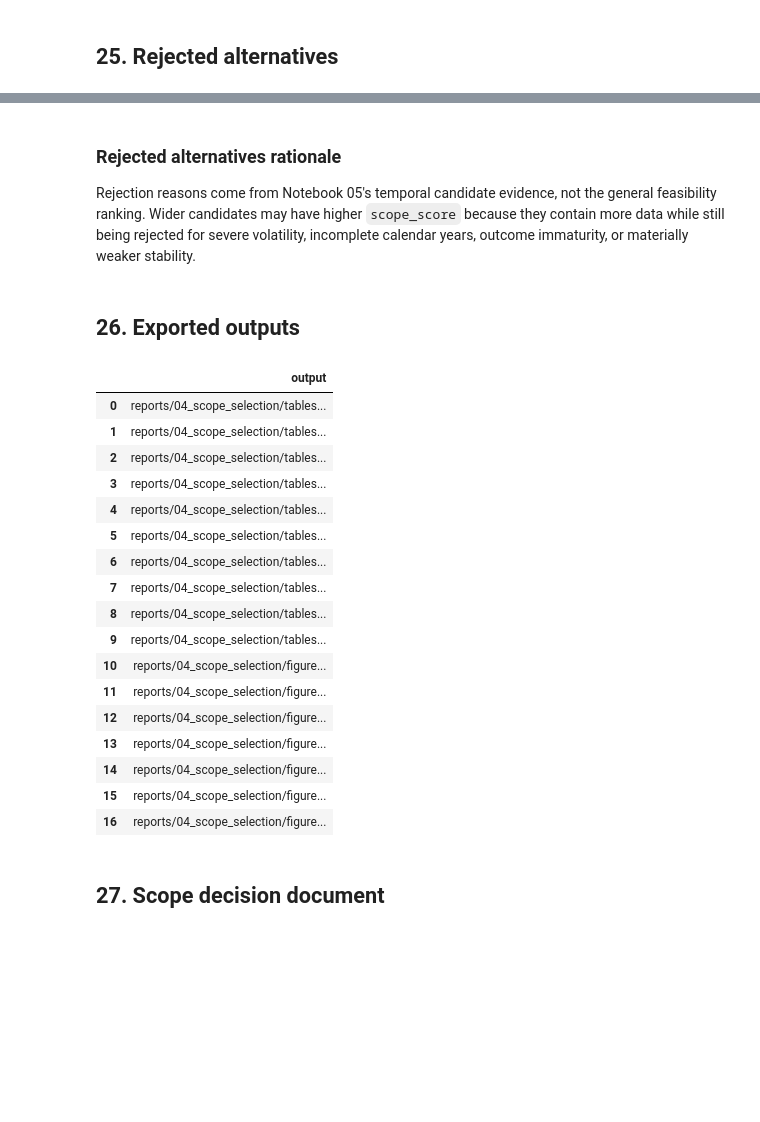
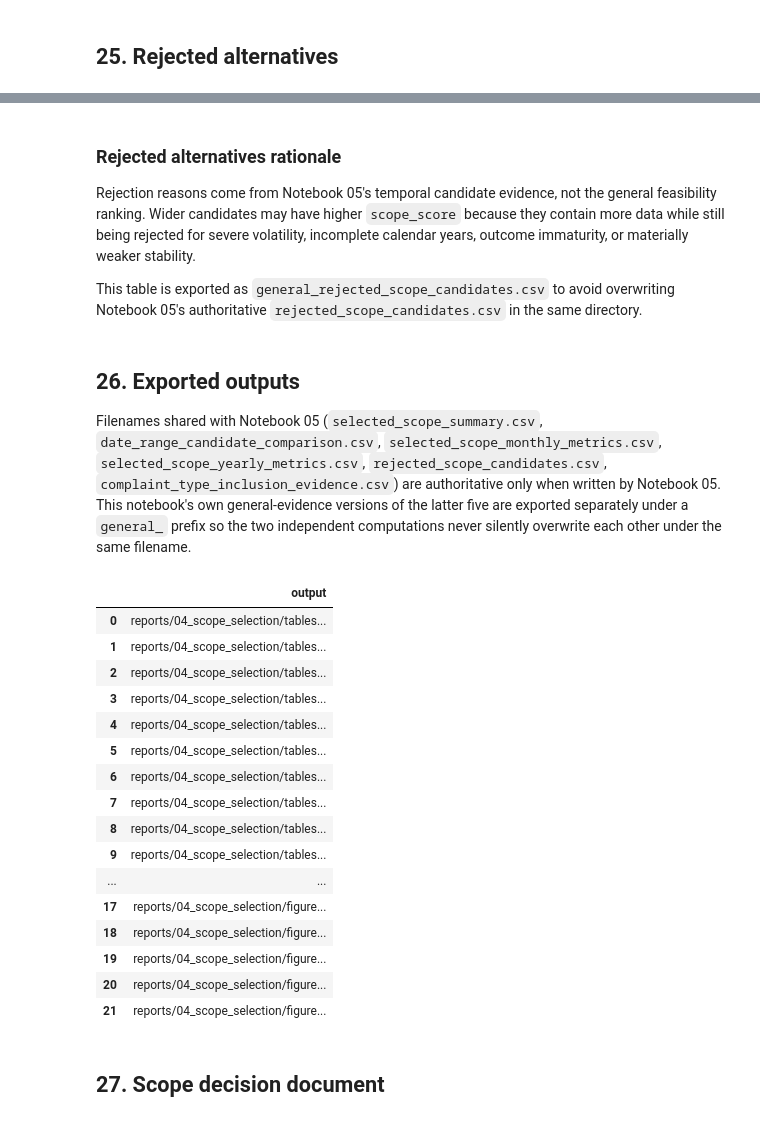
Before and after one commit to mmubashir95/urban-operations-intelligence-platform, a Jupyter notebook: notebooks/04_scope_selection.ipynb, the cells around one changed output, grey strips where cells are left out. Saved outputs shown, nothing was run; the diff lists cells and outputs as text; code cells hidden in the pictures; blank space fills up the shorter version.

```diff
--- a/notebooks/04_scope_selection.ipynb
+++ b/notebooks/04_scope_selection.ipynb
@@ -1238,8 +1271,20 @@ Rejection reasons come from Notebook 05's temporal candidate evidence, not the
 general feasibility ranking. Wider candidates may have higher `scope_score`
 because they contain more data while still being rejected for severe volatility,
 incomplete calendar years, outcome immaturity, or materially weaker stability.
+
+This table is exported as `general_rejected_scope_candidates.csv` to avoid
+overwriting Notebook 05's authoritative `rejected_scope_candidates.csv` in
+the same directory.
 # %% [markdown]
 ## 26. Exported outputs
+
+Filenames shared with Notebook 05 (`selected_scope_summary.csv`,
+`date_range_candidate_comparison.csv`, `selected_scope_monthly_metrics.csv`,
+`selected_scope_yearly_metrics.csv`, `rejected_scope_candidates.csv`,
+`complaint_type_inclusion_evidence.csv`) are authoritative only when written
+by Notebook 05. This notebook's own general-evidence versions of the latter
+five are exported separately under a `general_` prefix so the two independent
+computations never silently overwrite each other under the same filename.
 # %%
 selected_scope_summary = temporal_selected_scope.copy()
 selected_scope_summary.to_csv(
@@ -1293,40 +1338,44 @@ fig.autofmt_xdate(); fig.tight_layout(); fig.savefig(FIGURE_DIR / "monthly_cover
 
 required_tables = [
     "agency_scope_comparison.csv", "complaint_type_scope_comparison.csv",
     "date_range_candidate_comparison.csv", "scope_candidate_scorecard.csv",
     "selected_scope_summary.csv", "complaint_type_inclusion_evidence.csv",
     "rejected_scope_candidates.csv", "sensitivity_analysis.csv",
     "selected_scope_monthly_metrics.csv", "selected_scope_yearly_metrics.csv",
+    "general_complaint_type_inclusion_evidence.csv",
+    "general_date_range_candidate_comparison.csv",
+    "general_rejected_scope_candidates.csv",
+    "general_selected_scope_monthly_metrics.csv",
+    "general_selected_scope_yearly_metrics.csv",
 ]
 required_figures = [
     "eligible_records_by_agency.png", "due_date_coverage_by_agency.png",
     "closed_date_coverage_by_agency.png", "missed_target_rate_by_agency.png",
     "monthly_volume_selected_scope.png", "monthly_target_rate_selected_scope.png",
     "monthly_coverage_selected_scope.png",
 ]
 display(pd.DataFrame({"output": [
     *(str((TABLE_DIR / name).relative_to(PROJECT_ROOT)) for name in required_tables),
     *(str((FIGURE_DIR / name).relative_to(PROJECT_ROOT)) for name in required_figures),
 ]}))
 # %% [output]
 |  | output |
 | 0 | reports/04_scope_selection/tables... |
 | 1 | reports/04_scope_selection/tables... |
 | 2 | reports/04_scope_selection/tables... |
 | 3 | reports/04_scope_selection/tables... |
 | 4 | reports/04_scope_selection/tables... |
 | 5 | reports/04_scope_selection/tables... |
 | 6 | reports/04_scope_selection/tables... |
 | 7 | reports/04_scope_selection/tables... |
 | 8 | reports/04_scope_selection/tables... |
 | 9 | reports/04_scope_selection/tables... |
-| 10 | reports/04_scope_selection/figure... |
-| 11 | reports/04_scope_selection/figure... |
-| 12 | reports/04_scope_selection/figure... |
-| 13 | reports/04_scope_selection/figure... |
-| 14 | reports/04_scope_selection/figure... |
-| 15 | reports/04_scope_selection/figure... |
-| 16 | reports/04_scope_selection/figure... |
+| ... | ... |
+| 17 | reports/04_scope_selection/figure... |
+| 18 | reports/04_scope_selection/figure... |
+| 19 | reports/04_scope_selection/figure... |
+| 20 | reports/04_scope_selection/figure... |
+| 21 | reports/04_scope_selection/figure... |
 # %% [markdown]
 ## 27. Scope decision document
 # %%
```
Also changed, not shown: parts of 8 cells of this notebook, 3 other files.
